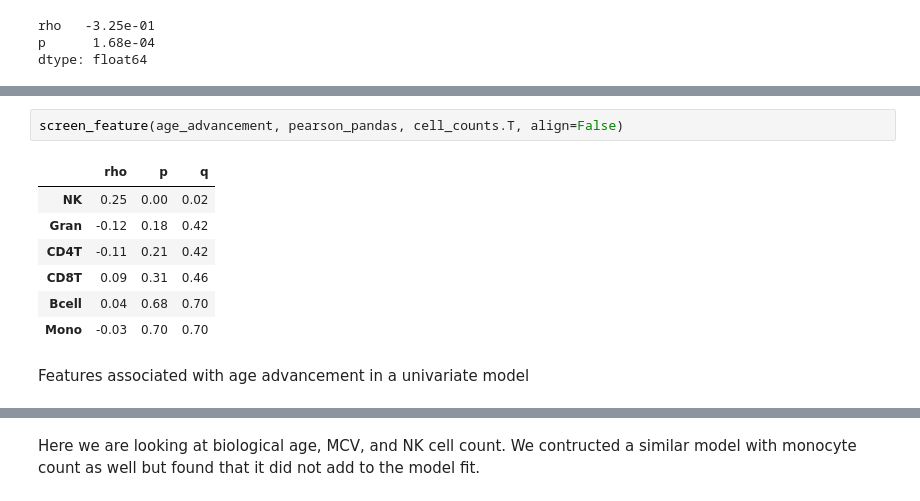
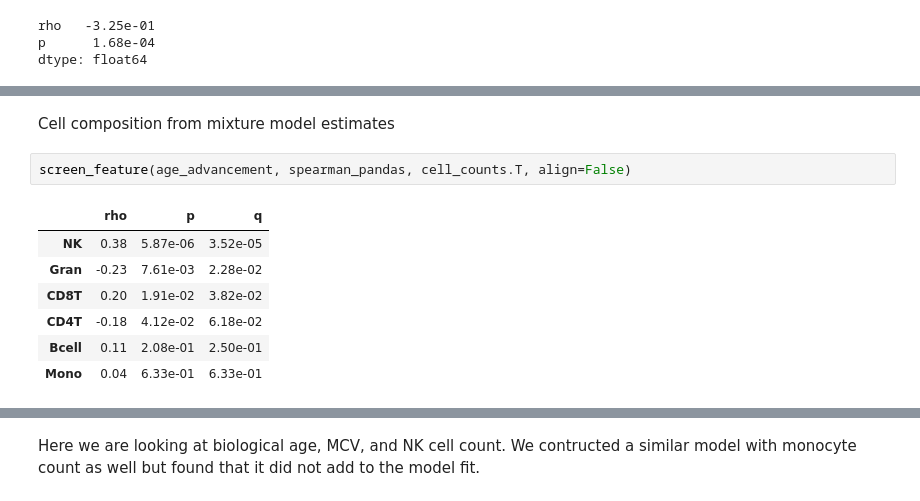
Before and after one commit to theandygross/HIV_Methylation, a Jupyter notebook: HIV_Age_Advancement_Confounders.ipynb, the cells around one changed output, grey strips where cells are left out. Drawn from its saved outputs; the diff is of its cells as text.

```diff
--- a/HIV_Age_Advancement_Confounders.ipynb
+++ b/HIV_Age_Advancement_Confounders.ipynb
@@ -197,12 +153,12 @@ series_scatter(cell_counts.Gran - l2['Neutrophil %'], age_advancement)
+# %% [markdown]
+Cell composition from mixture model estimates
 # %%
-screen_feature(age_advancement, pearson_pandas, cell_counts.T, align=False)
+screen_feature(age_advancement, spearman_pandas, cell_counts.T, align=False)
 # %% [output]
 |  | rho | p | q |
-| NK | 0.25 | 0.00 | 0.02 |
-| Gran | -0.12 | 0.18 | 0.42 |
-| CD4T | -0.11 | 0.21 | 0.42 |
-| CD8T | 0.09 | 0.31 | 0.46 |
-| Bcell | 0.04 | 0.68 | 0.70 |
-| Mono | -0.03 | 0.70 | 0.70 |
+| NK | 0.38 | 5.87e-06 | 3.52e-05 |
+| Gran | -0.23 | 7.61e-03 | 2.28e-02 |
+| CD8T | 0.20 | 1.91e-02 | 3.82e-02 |
+| CD4T | -0.18 | 4.12e-02 | 6.18e-02 |
+| Bcell | 0.11 | 2.08e-01 | 2.50e-01 |
+| Mono | 0.04 | 6.33e-01 | 6.33e-01 |
-# %% [markdown]
-Features associated with age advancement in a univariate model
```
Also changed, not shown: parts of 130 cells of this notebook, 1 other file.
